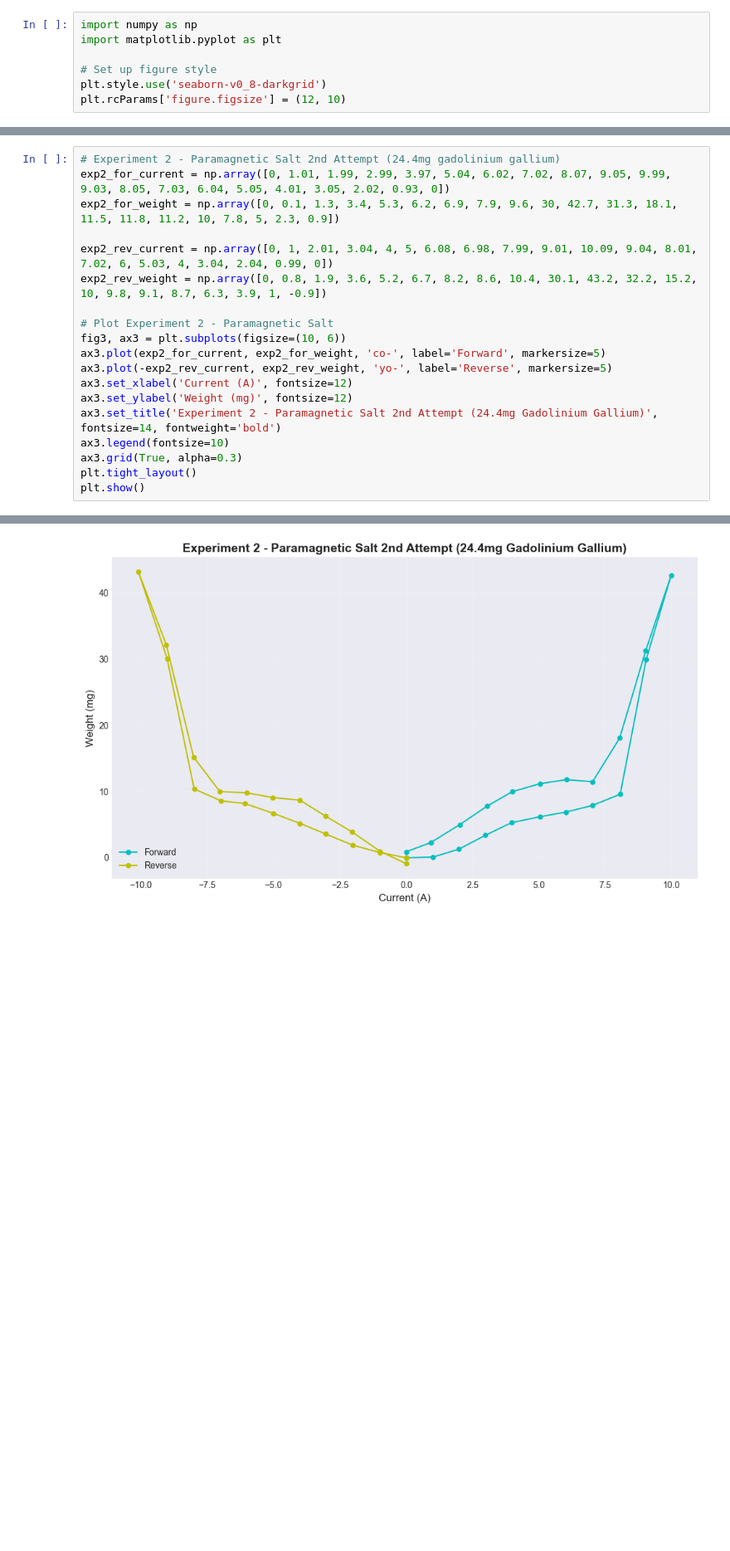
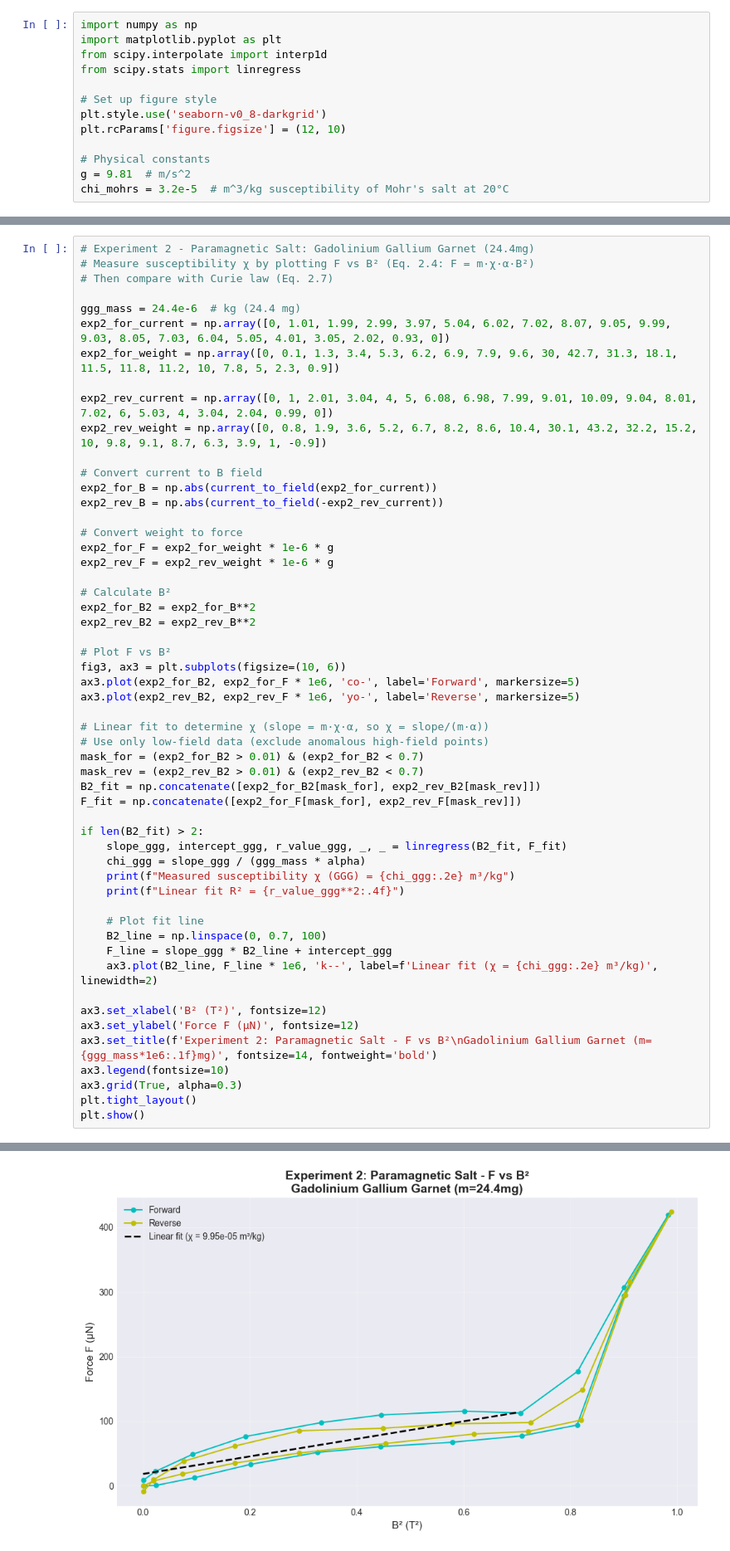
Before and after one commit to Matth3wc/Comp-Sim-Numerical-Methods, a Jupyter notebook: exp_magnitisation_susceptibility/main.ipynb, the cells around one changed output, grey strips where cells are left out. Shown at 83% size. Cells and saved outputs as stored; diff of their text form; blank space fills up the shorter version.

```diff
--- a/exp_magnitisation_susceptibility/main.ipynb
+++ b/exp_magnitisation_susceptibility/main.ipynb
@@ -1,8 +1,14 @@
 # %%
 import numpy as np
 import matplotlib.pyplot as plt
+from scipy.interpolate import interp1d
+from scipy.stats import linregress
 
 # Set up figure style
 plt.style.use('seaborn-v0_8-darkgrid')
 plt.rcParams['figure.figsize'] = (12, 10)
+
+# Physical constants
+g = 9.81  # m/s^2
+chi_mohrs = 3.2e-5  # m^3/kg susceptibility of Mohr's salt at 20°C
 # %%
@@ -50,18 +104,53 @@ plt.show()
 # %%
-# Experiment 2 - Paramagnetic Salt 2nd Attempt (24.4mg gadolinium gallium)
+# Experiment 2 - Paramagnetic Salt: Gadolinium Gallium Garnet (24.4mg)
+# Measure susceptibility χ by plotting F vs B² (Eq. 2.4: F = m·χ·α·B²)
+# Then compare with Curie law (Eq. 2.7)
+
+ggg_mass = 24.4e-6  # kg (24.4 mg)
 exp2_for_current = np.array([0, 1.01, 1.99, 2.99, 3.97, 5.04, 6.02, 7.02, 8.07, 9.05, 9.99, 9.03, 8.05, 7.03, 6.04, 5.05, 4.01, 3.05, 2.02, 0.93, 0])
 exp2_for_weight = np.array([0, 0.1, 1.3, 3.4, 5.3, 6.2, 6.9, 7.9, 9.6, 30, 42.7, 31.3, 18.1, 11.5, 11.8, 11.2, 10, 7.8, 5, 2.3, 0.9])
 
 exp2_rev_current = np.array([0, 1, 2.01, 3.04, 4, 5, 6.08, 6.98, 7.99, 9.01, 10.09, 9.04, 8.01, 7.02, 6, 5.03, 4, 3.04, 2.04, 0.99, 0])
 exp2_rev_weight = np.array([0, 0.8, 1.9, 3.6, 5.2, 6.7, 8.2, 8.6, 10.4, 30.1, 43.2, 32.2, 15.2, 10, 9.8, 9.1, 8.7, 6.3, 3.9, 1, -0.9])
 
-# Plot Experiment 2 - Paramagnetic Salt
+# Convert current to B field
+exp2_for_B = np.abs(current_to_field(exp2_for_current))
+exp2_rev_B = np.abs(current_to_field(-exp2_rev_current))
+
+# Convert weight to force
+exp2_for_F = exp2_for_weight * 1e-6 * g
+exp2_rev_F = exp2_rev_weight * 1e-6 * g
+
+# Calculate B²
+exp2_for_B2 = exp2_for_B**2
+exp2_rev_B2 = exp2_rev_B**2
+
+# Plot F vs B²
 fig3, ax3 = plt.subplots(figsize=(10, 6))
-ax3.plot(exp2_for_current, exp2_for_weight, 'co-', label='Forward', markersize=5)
-ax3.plot(-exp2_rev_current, exp2_rev_weight, 'yo-', label='Reverse', markersize=5)
-ax3.set_xlabel('Current (A)', fontsize=12)
-ax3.set_ylabel('Weight (mg)', fontsize=12)
-ax3.set_title('Experiment 2 - Paramagnetic Salt 2nd Attempt (24.4mg Gadolinium Gallium)', fontsize=14, fontweight='bold')
+ax3.plot(exp2_for_B2, exp2_for_F * 1e6, 'co-', label='Forward', markersize=5)
+ax3.plot(exp2_rev_B2, exp2_rev_F * 1e6, 'yo-', label='Reverse', markersize=5)
+
+# Linear fit to determine χ (slope = m·χ·α, so χ = slope/(m·α))
+# Use only low-field data (exclude anomalous high-field points)
+mask_for = (exp2_for_B2 > 0.01) & (exp2_for_B2 < 0.7)
+mask_rev = (exp2_rev_B2 > 0.01) & (exp2_rev_B2 < 0.7)
+B2_fit = np.concatenate([exp2_for_B2[mask_for], exp2_rev_B2[mask_rev]])
+F_fit = np.concatenate([exp2_for_F[mask_for], exp2_rev_F[mask_rev]])
+
+if len(B2_fit) > 2:
+    slope_ggg, intercept_ggg, r_value_ggg, _, _ = linregress(B2_fit, F_fit)
+    chi_ggg = slope_ggg / (ggg_mass * alpha)
+    print(f"Measured susceptibility χ (GGG) = {chi_ggg:.2e} m³/kg")
+    print(f"Linear fit R² = {r_value_ggg**2:.4f}")
+
+    # Plot fit line
+    B2_line = np.linspace(0, 0.7, 100)
+    F_line = slope_ggg * B2_line + intercept_ggg
+    ax3.plot(B2_line, F_line * 1e6, 'k--', label=f'Linear fit (χ = {chi_ggg:.2e} m³/kg)', linewidth=2)
+
+ax3.set_xlabel('B² (T²)', fontsize=12)
+ax3.set_ylabel('Force F (μN)', fontsize=12)
+ax3.set_title(f'Experiment 2: Paramagnetic Salt - F vs B²\nGadolinium Gallium Garnet (m={ggg_mass*1e6:.1f}mg)', fontsize=14, fontweight='bold')
 ax3.legend(fontsize=10)
 ax3.grid(True, alpha=0.3)
 plt.tight_layout()
@@ -70,2 +161,2 @@ plt.show()
-[figure, old version]
+[figure, new version]
 # %%
```
Also changed, not shown: parts of 4 cells of this notebook.
